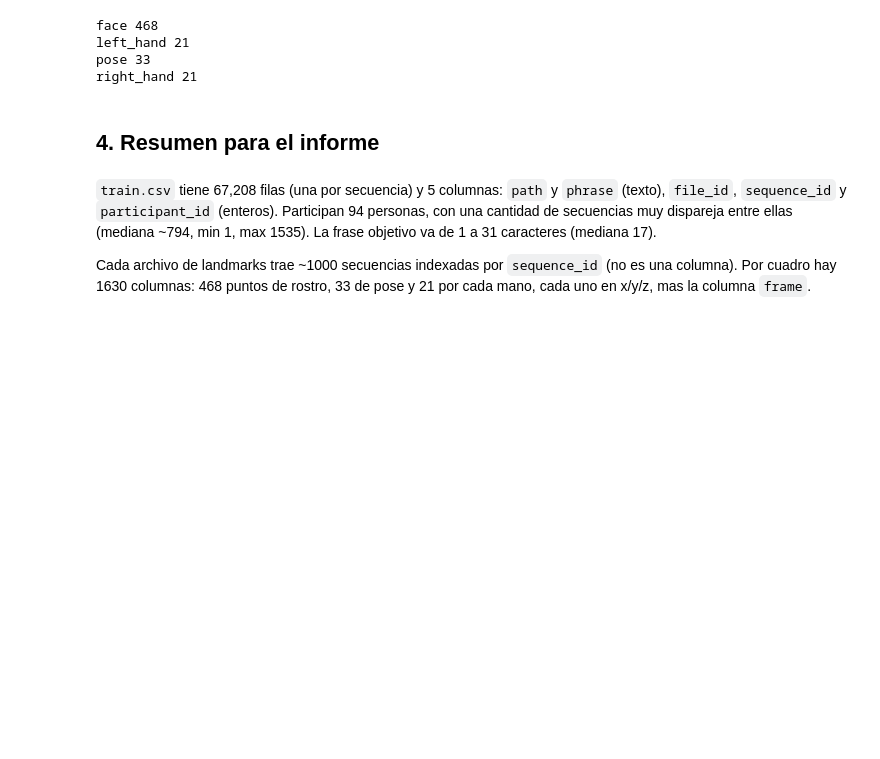
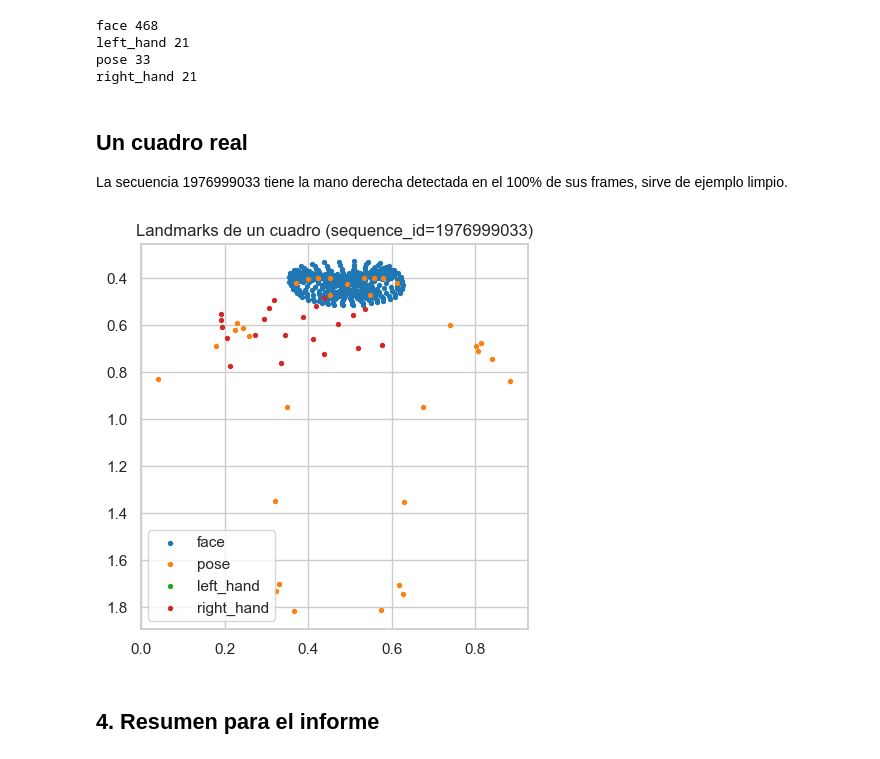
Before and after one commit to DufreyM/CC3084-Proyecto2, a Jupyter notebook: notebooks/01_estructura_datos.ipynb, the cells around one changed output. Drawn from its saved outputs; the diff is of its cells as text; code cells hidden in the pictures; blank space fills up the shorter version.

Commit message:
feat: agregar grafico de landmarks y reescribir resumen de 01

```diff
--- a/notebooks/01_estructura_datos.ipynb
+++ b/notebooks/01_estructura_datos.ipynb
@@ -80,9 +80,26 @@ face 468
 left_hand 21
 pose 33
 right_hand 21
+# %% [markdown]
+## Un cuadro real
+
+La secuencia 1976999033 tiene la mano derecha detectada en el 100% de sus frames, sirve de ejemplo limpio.
+# %%
+seq = sample_landmarks.loc[1976999033]
+frame0 = seq.iloc[0]
+
+colors = {"face": "tab:blue", "pose": "tab:orange", "left_hand": "tab:green", "right_hand": "tab:red"}
+
+fig, ax = plt.subplots(figsize=(5, 5))
+for lt, color in colors.items():
+    xs = frame0[dl.get_landmark_columns(sample_landmarks, lt, "x")]
+    ys = frame0[dl.get_landmark_columns(sample_landmarks, lt, "y")]
+    ax.scatter(xs, ys, s=8, label=lt, color=color)
+ax.invert_yaxis()
+ax.legend()
+ax.set_title("Landmarks de un cuadro (sequence_id=1976999033)")
+fig.savefig(config.ROOT_DIR / "reports" / "figures" / "01_landmarks_un_cuadro.png", dpi=150, bbox_inches="tight")
+# %% [output]
+[figure, added]
 # %% [markdown]
 ## 4. Resumen para el informe
-# %% [markdown]
-`train.csv` tiene 67,208 filas (una por secuencia) y 5 columnas: `path` y `phrase` (texto), `file_id`, `sequence_id` y `participant_id` (enteros). Participan 94 personas, con una cantidad de secuencias muy dispareja entre ellas (mediana ~794, min 1, max 1535). La frase objetivo va de 1 a 31 caracteres (mediana 17).
-
-Cada archivo de landmarks trae ~1000 secuencias indexadas por `sequence_id` (no es una columna). Por cuadro hay 1630 columnas: 468 puntos de rostro, 33 de pose y 21 por cada mano, cada uno en x/y/z, mas la columna `frame`.
```
Also changed, not shown: parts of 1 cell of this notebook, 2 other files.
